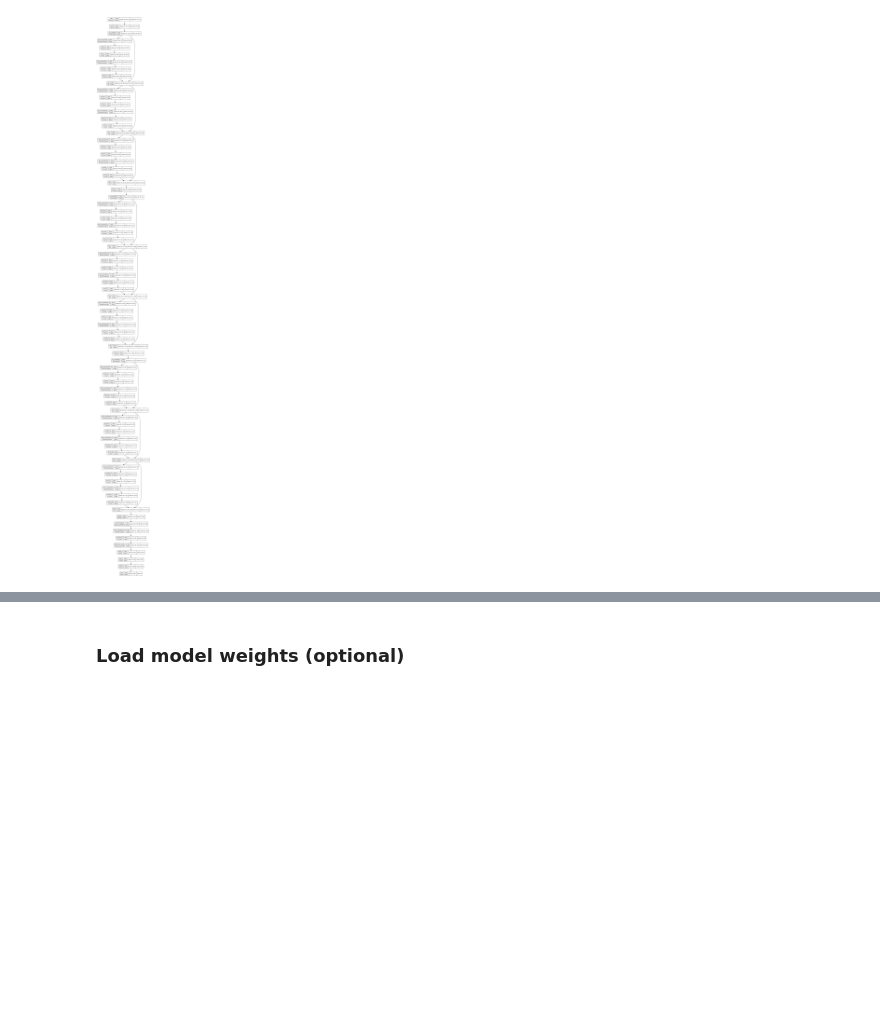
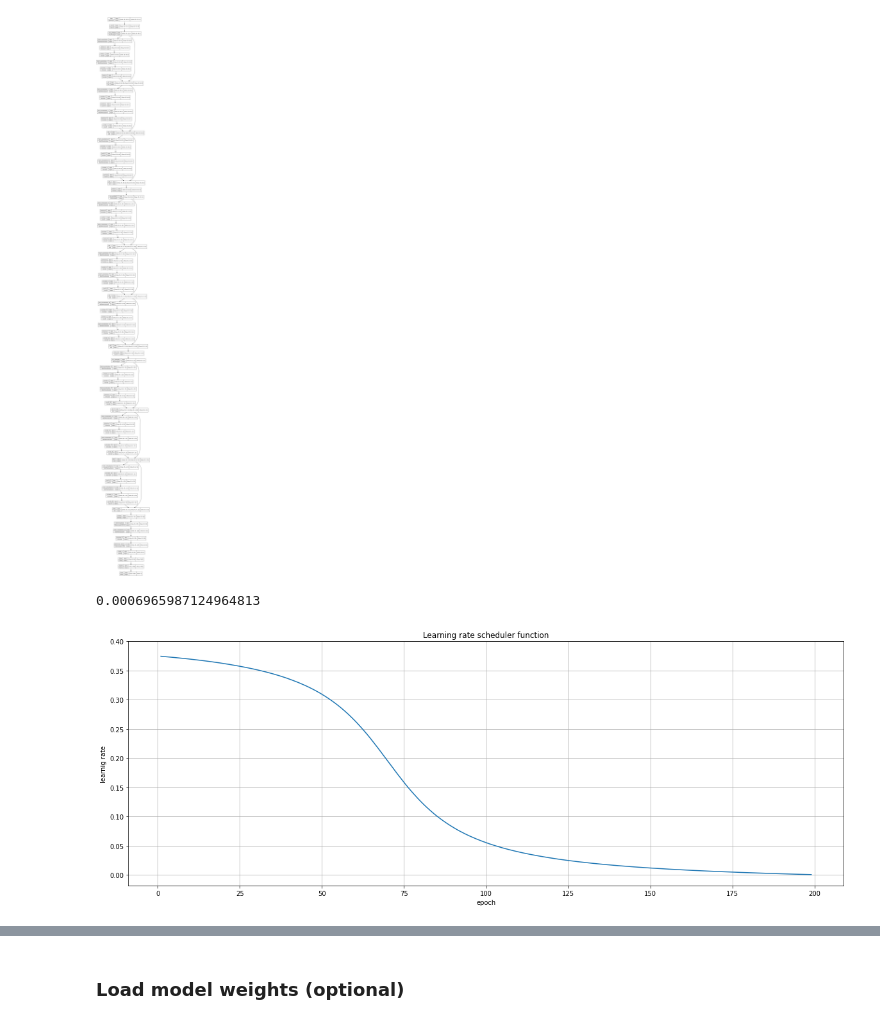
Before and after one commit to kpmrozowski/wut-mini-deep-learning, a Jupyter notebook: speech-recognition/train_unknowns.ipynb, the cells around one changed output, grey strips where cells are left out. Saved outputs shown, nothing was run; the diff lists cells and outputs as text; code cells hidden in the pictures; blank space fills up the shorter version.

```diff
--- a/speech-recognition/train_unknowns.ipynb
+++ b/speech-recognition/train_unknowns.ipynb
@@ -276,15 +282,38 @@ plot_model(sr.m,
 [figure]
 # %%
 def step_decay(epoch):
-   initial_lrate = 1
+   initial_lrate = 0.4
    # drop = 0.5
    # epochs_drop = 10.0
-   fastest_decay_epicentrum = 600
-   epochs_of_fast_decaying = 200
-   lrate = initial_lrate * math.atan(-(epoch-fastest_decay_epicentrum)/epochs_of_fast_decaying + math.pi/2) * 0.34
+   fastest_decay_epicentrum = 70
+   epochs_of_fast_decaying = 18
+   lrate = initial_lrate * (math.atan(-(epoch-fastest_decay_epicentrum)/epochs_of_fast_decaying) + 0.915 * math.pi/2) * 0.34
    # lrate = initial_lrate * math.pow(drop, math.floor((1+epoch)/epochs_drop))
    return lrate
+
+#callbacks, remember to make folders to store files
+checkpointer = ModelCheckpoint(filepath='./models/{}_{}_best.h5'.format(arch, date),
+                               verbose=0,
+                               save_best_only=True)
+
+earlystopping = EarlyStopping()
+
+tensorboard = TensorBoard(log_dir = './logs/{}_{}'.format(date, time()),
+                          histogram_freq = 0,
+                          write_graph = True,
+                          write_images = True)
+sheluder = LearningRateScheduler(step_decay, verbose=0)
 # %%
+def step_decay(epoch):
+   initial_lrate = 0.4
+   # drop = 0.5
+   # epochs_drop = 10.0
+   fastest_decay_epicentrum = 600
+   epochs_of_fast_decaying = 200
+   lrate = initial_lrate * (math.atan(-(epoch-fastest_decay_epicentrum)/epochs_of_fast_decaying) + 0.915 * math.pi/2) * 0.34
+   # lrate = initial_lrate * math.pow(drop, math.floor((1+epoch)/epochs_drop))
+   return lrate
+
 #callbacks, remember to make folders to store files
 checkpointer = ModelCheckpoint(filepath='./models/{}_{}_best.h5'.format(arch, date),
                                verbose=0,
@@ -297,3 +326,19 @@ tensorboard = TensorBoard(log_dir = './logs/{}_{}'.format(date, time()),
                           write_graph = True,
                           write_images = True)
 sheluder = LearningRateScheduler(step_decay, verbose=0)
+
+v = np.arange(1,200,1)
+w = [step_decay(x) for x in v]
+print(w[-1])
+# %% [output]
+0.0006965987124964813
+# %%
+plt.plot(v,w)
+plt.title('Learning rate scheduler function')
+plt.xlabel('epoch')
+plt.ylabel('learnig rate')
+plt.ylim(top=0.4)
+plt.grid()
+plt.show()
+# %% [output]
+[figure, added]
```
Also changed, not shown: parts of 41 cells of this notebook.
